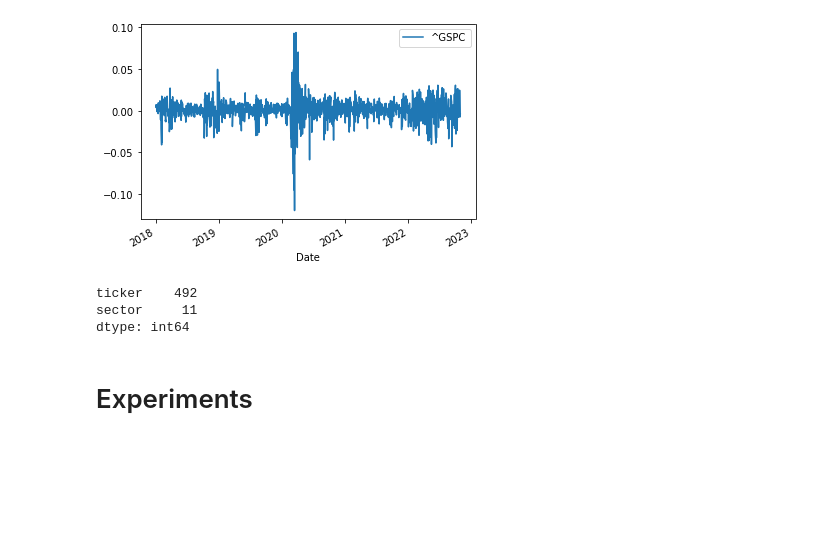
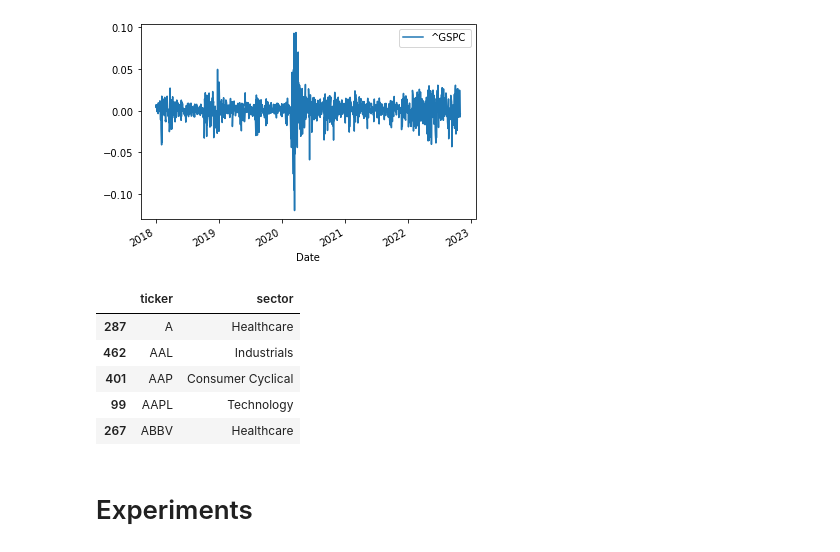
Before and after one commit to petrsokerin/Stock_clustering_3, a Jupyter notebook: Minimum pipeline.ipynb, the cells around one changed output. Drawn from its saved outputs; the diff is of its cells as text; code cells hidden in the pictures; blank space fills up the shorter version.

```diff
--- a/Minimum pipeline.ipynb
+++ b/Minimum pipeline.ipynb
@@ -107,11 +110,15 @@ df_market.plot()
 [figure]
 # %%
 df_sectors = pd.read_csv(config['tickers_sectors_path'], index_col=0)
-df_sectors.nunique()
+df_sectors = df_sectors.sort_values('ticker')
+df_sectors.head()
 # %% [output]
-ticker    492
-sector     11
-dtype: int64
+|  | ticker | sector |
+| 287 | A | Healthcare |
+| 462 | AAL | Industrials |
+| 401 | AAP | Consumer Cyclical |
+| 99 | AAPL | Technology |
+| 267 | ABBV | Healthcare |
 # %%
 tickers = df.index.tolist()
 # %%
```
Also changed, not shown: parts of 28 cells of this notebook, 1 other file.
